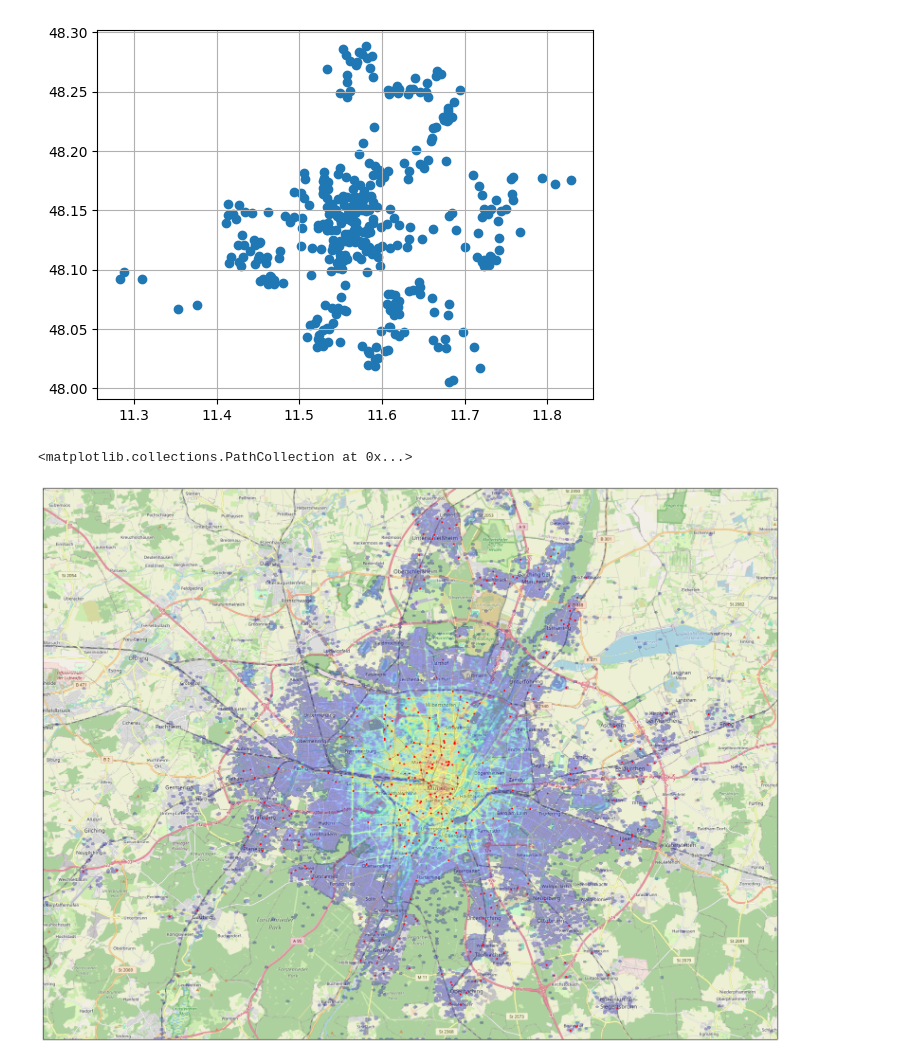
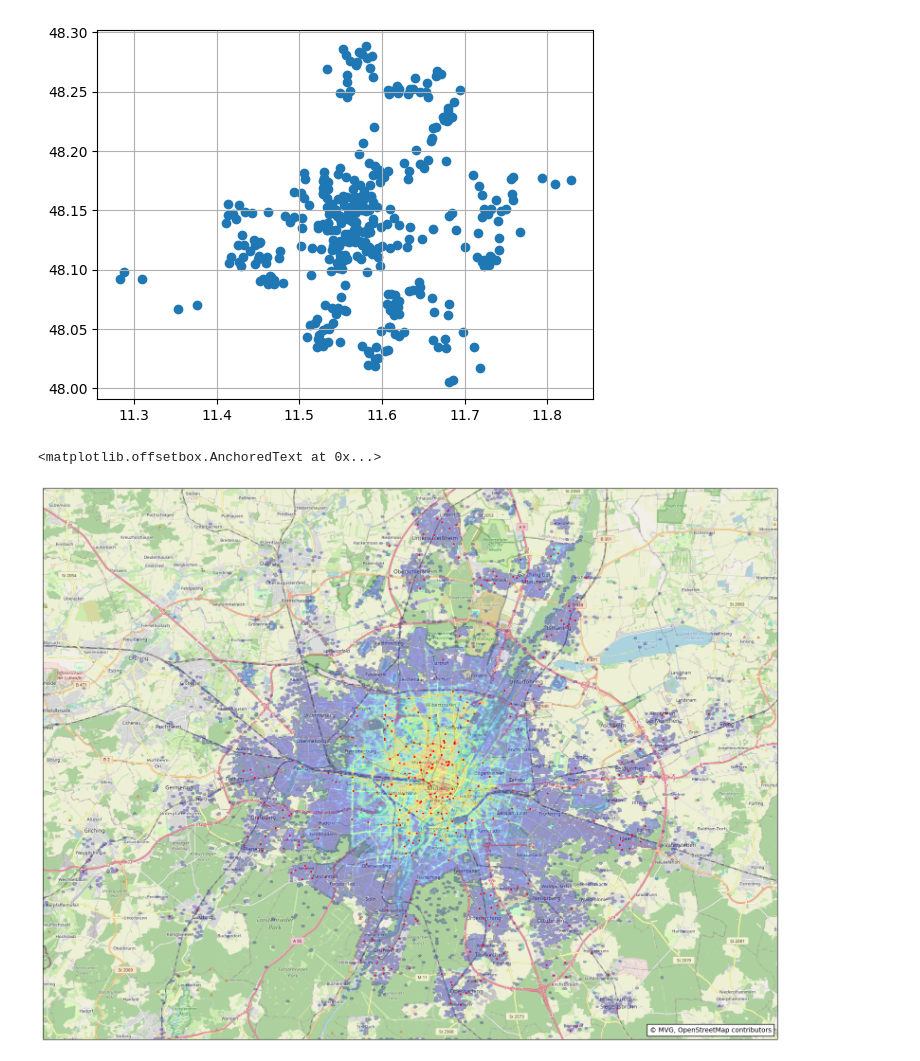
Before and after one commit to oefe/mvg-rad, a Jupyter notebook: mvg-rad.ipynb, the cells around one changed output. Cells and saved outputs as stored; diff of their text form; code cells hidden in the pictures.

Commit message:
Add attributions to map

```diff
--- a/mvg-rad.ipynb
+++ b/mvg-rad.ipynb
@@ -148,31 +149,33 @@ ax.scatter(x=stations["start_lon"], y=stations["start_lat"])
 # %%
 imagery = OSM(cache=True)
 
 fig = plt.figure(figsize=(20, 20))
 ax = fig.add_subplot(1, 1, 1, projection=imagery.crs)
 ax.set_extent([MIN_LON, MAX_LON, MIN_LAT, MAX_LAT], ccrs.PlateCarree())
 ax.add_image(imagery, 12)
 heatmap, _xedges, _yedges = np.histogram2d(
     all_rides["start_lon"],
     all_rides["start_lat"],
     bins=1000,
     range=((MIN_LON, MAX_LON), (MIN_LAT, MAX_LAT)),
 )
 
 logheatmap = np.arcsinh(heatmap)
 logheatmap = ndimage.gaussian_filter(logheatmap, 1.0, mode="nearest")
 lon = np.linspace(MIN_LON, MAX_LON, logheatmap.shape[0])
 lat = np.linspace(MIN_LAT, MAX_LAT, logheatmap.shape[1])
 logheatmap[logheatmap < 0.01] = None
 Lat, Lon = np.meshgrid(lat, lon)
 ax.pcolormesh(Lon, Lat, logheatmap, alpha=0.3, cmap="jet", transform=ccrs.PlateCarree())
 ax.scatter(
     x=stations["start_lon"],
     y=stations["start_lat"],
     transform=ccrs.Geodetic(),
     s=3,
     c="red",
 )
+attribution = AnchoredText("© MVG, OpenStreetMap contributors", loc="lower right")
+ax.add_artist(attribution)
 # %% [output]
-<matplotlib.collections.PathCollection at 0x...>
+<matplotlib.offsetbox.AnchoredText at 0x...>
-[figure, old version]
+[figure, new version]
```
Also changed, not shown: parts of 1 cell of this notebook.
